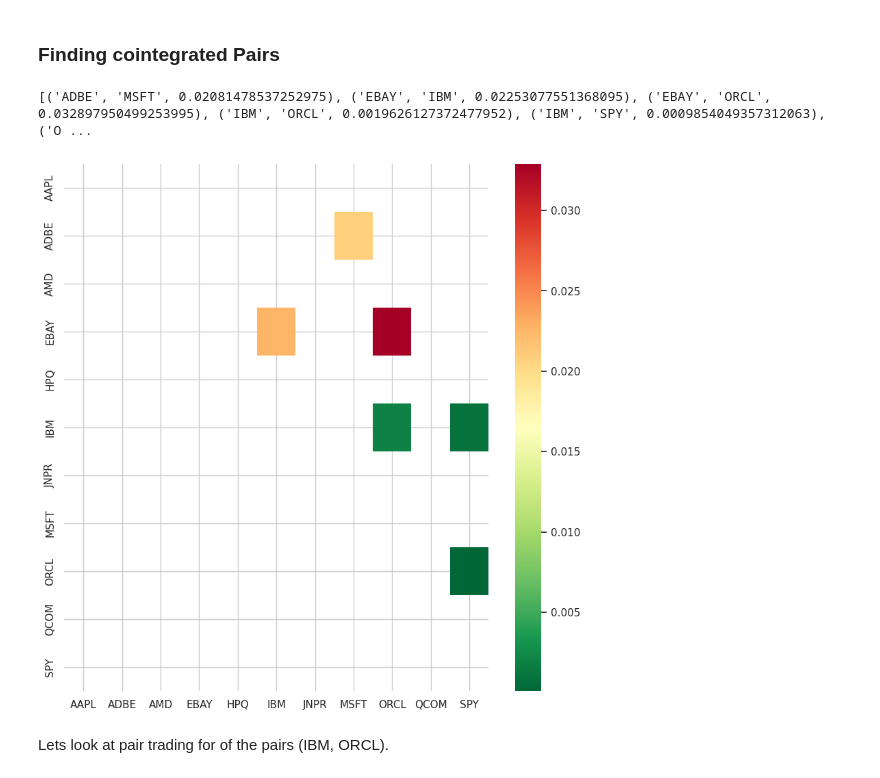
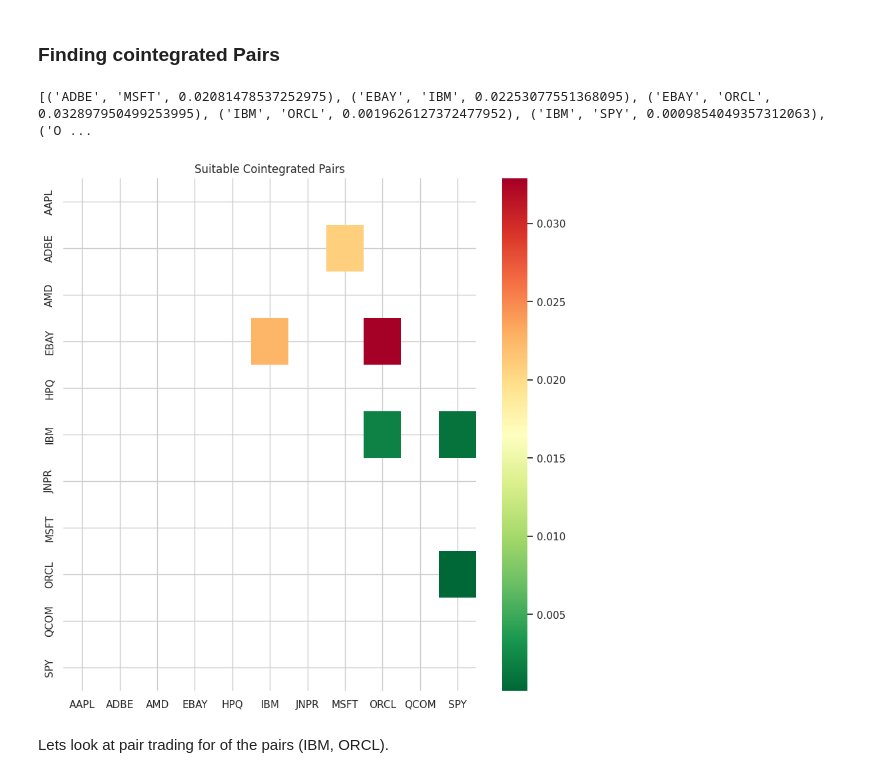
Before and after one commit to pmnerfed/capstone_option_trading, a Jupyter notebook: Review/Review.ipynb, the cells around one changed output. Cells and saved outputs as stored; diff of their text form; code cells hidden in the pictures.

```diff
--- a/Review/Review.ipynb
+++ b/Review/Review.ipynb
@@ -87,16 +87,17 @@ def find_cointegrated_pairs(data):
 # %%
 # Heatmap to show the p-values of the cointegration test between each pair of
 # stocks. Only show the value in the upper-diagonal of the heatmap
 scores, pvalues, pairs = find_cointegrated_pairs(df)
 import seaborn
 fig, ax = plt.subplots(figsize=(10,10))
 seaborn.heatmap(pvalues, xticklabels=df.columns, yticklabels=df.columns, cmap='RdYlGn_r'
                 , mask = (pvalues >= 0.05)
                 )
+plt.title("Suitable Cointegrated Pairs")
 print(pairs)
 # %% [output]
 [('ADBE', 'MSFT', 0.02081478537252975), ('EBAY', 'IBM', 0.02253077551368095), ('EBAY', 'ORCL', 0.032897950499253995), ('IBM', 'ORCL', 0.0019626127372477952), ('IBM', 'SPY', 0.0009854049357312063), ('O ...
-[figure, old version]
+[figure, new version]
 # %% [markdown]
 Lets look at pair trading for of the pairs (IBM, ORCL).
 # %%
```
Also changed, not shown: parts of 1 cell of this notebook.
